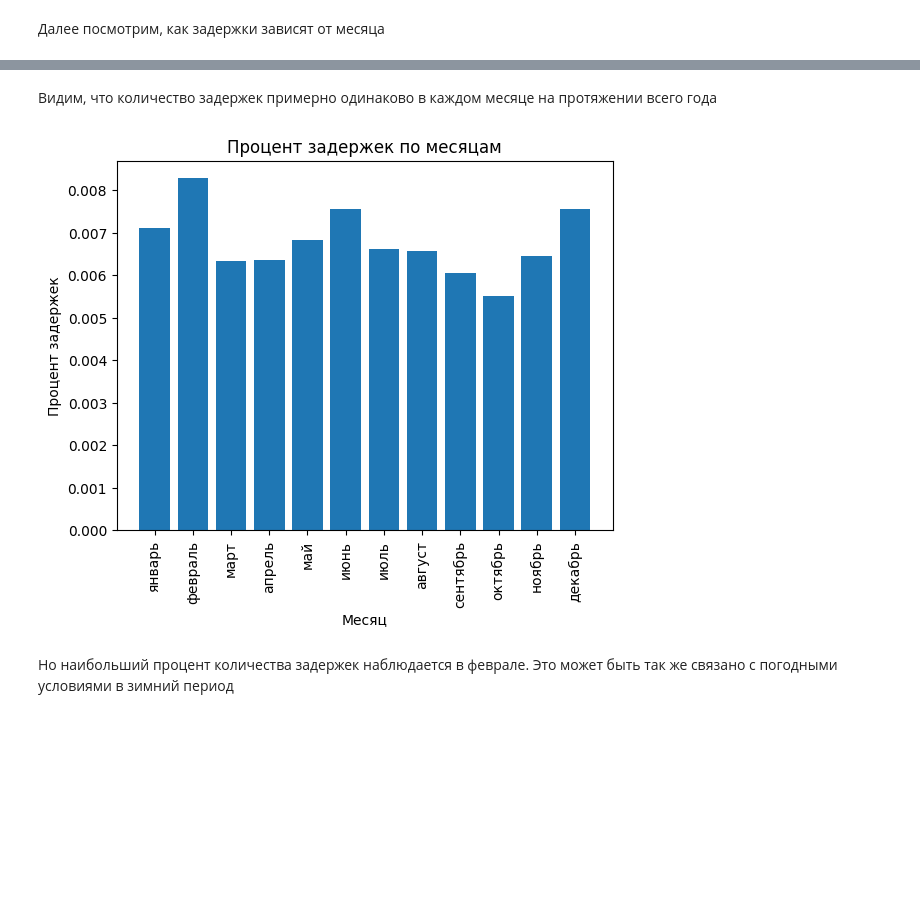
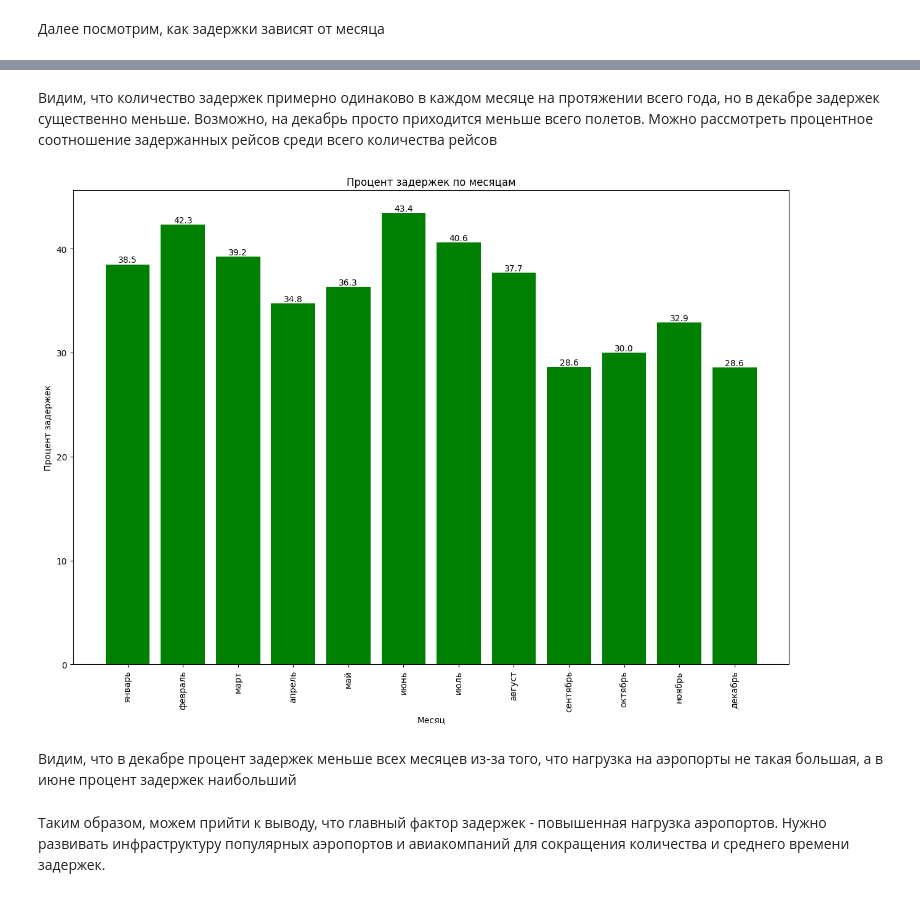
Before and after one commit to ilyachti/statprac, a Jupyter notebook: hw4.ipynb, the cells around one changed output, grey strips where cells are left out. Saved outputs shown, nothing was run; the diff lists cells and outputs as text; code cells hidden in the pictures; blank space fills up the shorter version.

```diff
--- a/hw4.ipynb
+++ b/hw4.ipynb
@@ -287,8 +287,11 @@ flightcount_df = df1.groupby('MONTH').size().reset_index(name='FLIGHT_COUNT')
 months = ['январь', 'февраль', 'март', 'апрель', 'май', 'июнь', 'июль', 'август', 'сентябрь', 'октябрь', 'ноябрь', 'декабрь']
 flightcount_df['MONTH'] = flightcount_df['MONTH'].map(lambda x: months[x-1])
 plt.figure(figsize = (15, 10))
-plt.bar(flightcount_df['MONTH'], flightcount_df['FLIGHT_COUNT'], color = 'skyblue')
-
+bars = plt.bar(flightcount_df['MONTH'], flightcount_df['FLIGHT_COUNT'], color = 'skyblue')
+for bar in bars:
+    height = bar.get_height()
+    plt.text(bar.get_x() + bar.get_width() / 2, height, f'{height:.1f}',
+             ha='center', va='bottom', fontsize=10)
 plt.xlabel('Месяц')
 plt.ylabel('Количество задержек')
 plt.title('Количество задержек по месяцам')
@@ -300,18 +303,29 @@ plt.show()
 # %% [markdown]
-Видим, что количество задержек примерно одинаково в каждом месяце на протяжении всего года
+Видим, что количество задержек примерно одинаково в каждом месяце на протяжении всего года, но в декабре задержек существенно меньше. Возможно, на декабрь просто приходится меньше всего полетов. Можно рассмотреть процентное соотношение задержанных рейсов среди всего количества рейсов
 # %%
-ratiomonthly_df = pd.merge(monthly_delay, flightcount_df, on='MONTH')
+filtered_df['MONTH'] = filtered_df['DATE'].dt.month
+monthly_delay_count = filtered_df.groupby('MONTH').size().reset_index(name = 'MONTHLY_DELAY_COUNT')
+months = ['январь', 'февраль', 'март', 'апрель', 'май', 'июнь', 'июль', 'август', 'сентябрь', 'октябрь', 'ноябрь', 'декабрь']
+monthly_delay_count['MONTH'] = monthly_delay_count['MONTH'].map(lambda x: months[x-1])
 
-ratiomonthly_df['DELAY_RATIO'] = ratiomonthly_df['MONTHLY_DELAY'] / ratiomonthly_df['FLIGHT_COUNT']*100
-plt.bar(ratiomonthly_df['MONTH'], ratiomonthly_df['DELAY_RATIO'])
+ratiomonthly_df = pd.merge(monthly_delay_count, flightcount_df, on='MONTH')
 
+ratiomonthly_df['DELAY_RATIO'] = ratiomonthly_df['MONTHLY_DELAY_COUNT'] / ratiomonthly_df['FLIGHT_COUNT']*100
+plt.figure(figsize = (15, 10))
+bars = plt.bar(ratiomonthly_df['MONTH'], ratiomonthly_df['DELAY_RATIO'], color = 'green')
+for bar in bars:
+    height = bar.get_height()
+    plt.text(bar.get_x() + bar.get_width() / 2, height, f'{height:.1f}',
+             ha='center', va='bottom', fontsize=10)
 plt.xlabel('Месяц')
 plt.ylabel('Процент задержек')
 plt.title('Процент задержек по месяцам')
 plt.xticks(rotation = 90)
 
 plt.show()
 # %% [output]
-[figure, old version]
+[figure, new version]
-# %% [markdown]
-Но наибольший процент количества задержек наблюдается в феврале. Это может быть так же связано с погодными условиями в зимний период
+# %% [markdown]
+Видим, что в декабре процент задержек меньше всех месяцев из-за того, что нагрузка на аэропорты не такая большая, а в июне процент задержек наибольший
+# %% [markdown]
+Таким образом, можем прийти к выводу, что главный фактор задержек - повышенная нагрузка аэропортов. Нужно развивать инфраструктуру популярных аэропортов и авиакомпаний для сокращения количества и среднего времени задержек.
```
Also changed, not shown: parts of 14 cells of this notebook.
